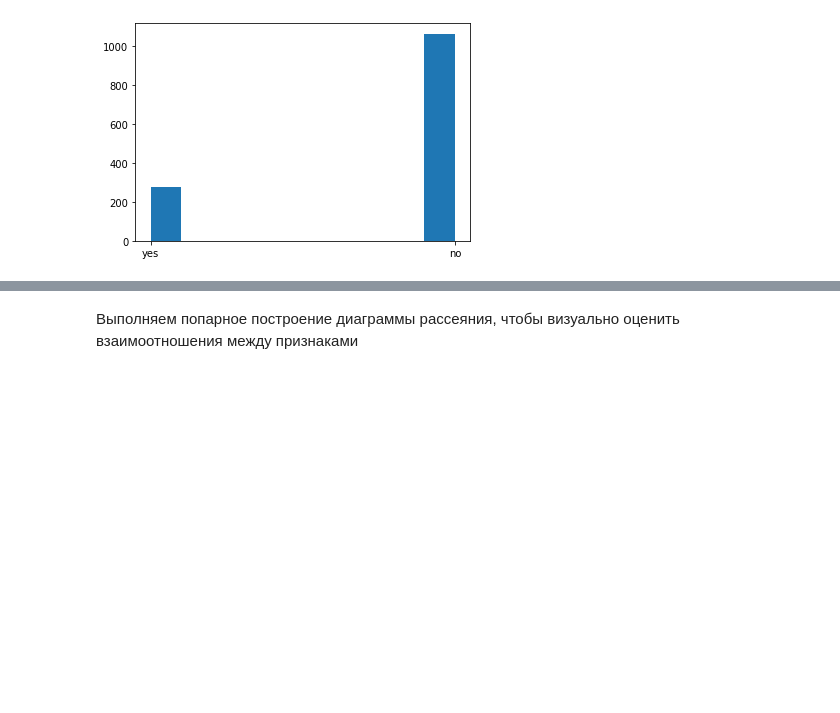
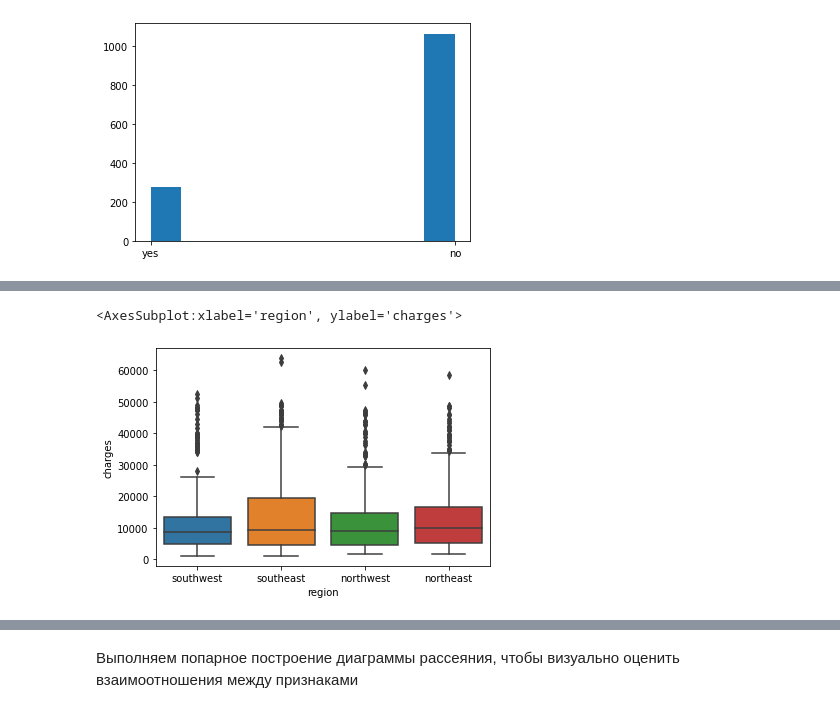
Before and after one commit to kotypopadayutvray/univ_ml_methods, a Jupyter notebook: Лабораторная работа 17/medical_cost.ipynb, the cells around one changed output, grey strips where cells are left out. Saved outputs shown, nothing was run; the diff lists cells and outputs as text; code cells hidden in the pictures; blank space fills up the shorter version.

```diff
--- a/Лабораторная работа 17/medical_cost.ipynb
+++ b/Лабораторная работа 17/medical_cost.ipynb
@@ -91,0 +102,5 @@ plt.show()
+# %%
+sns.boxplot(x=data['region'], y=data['charges'], data=data)
+# %% [output]
+<AxesSubplot:xlabel='region', ylabel='charges'>
+[figure, added]
```
Also changed, not shown: parts of 42 cells of this notebook.
